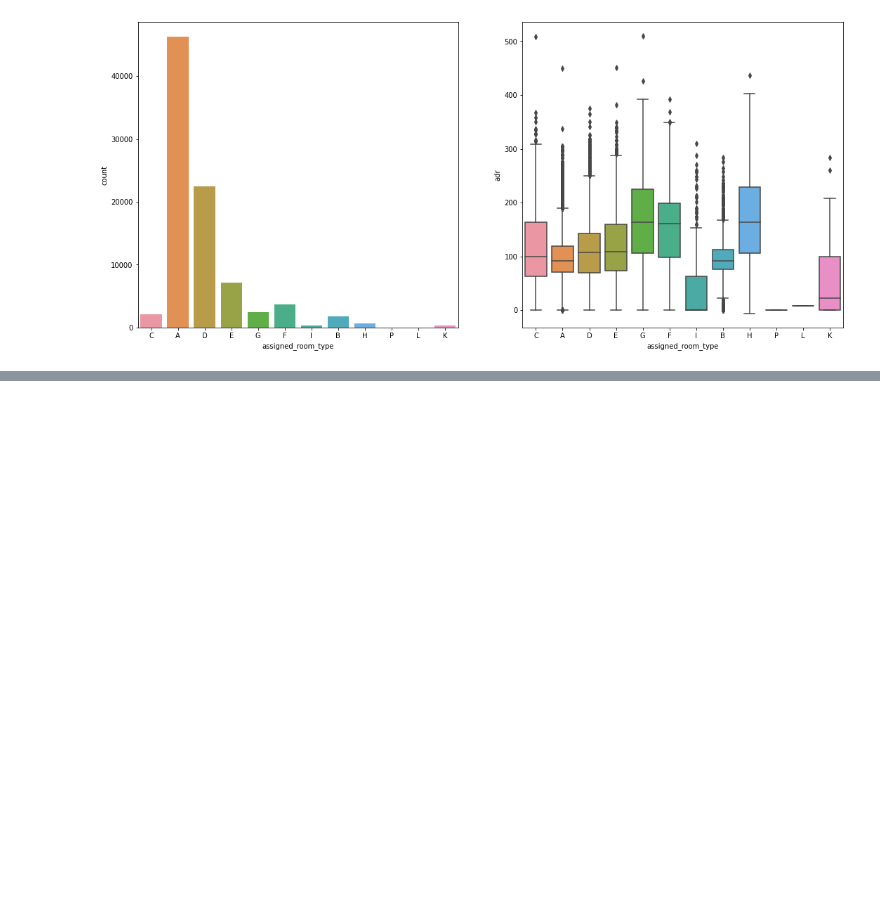
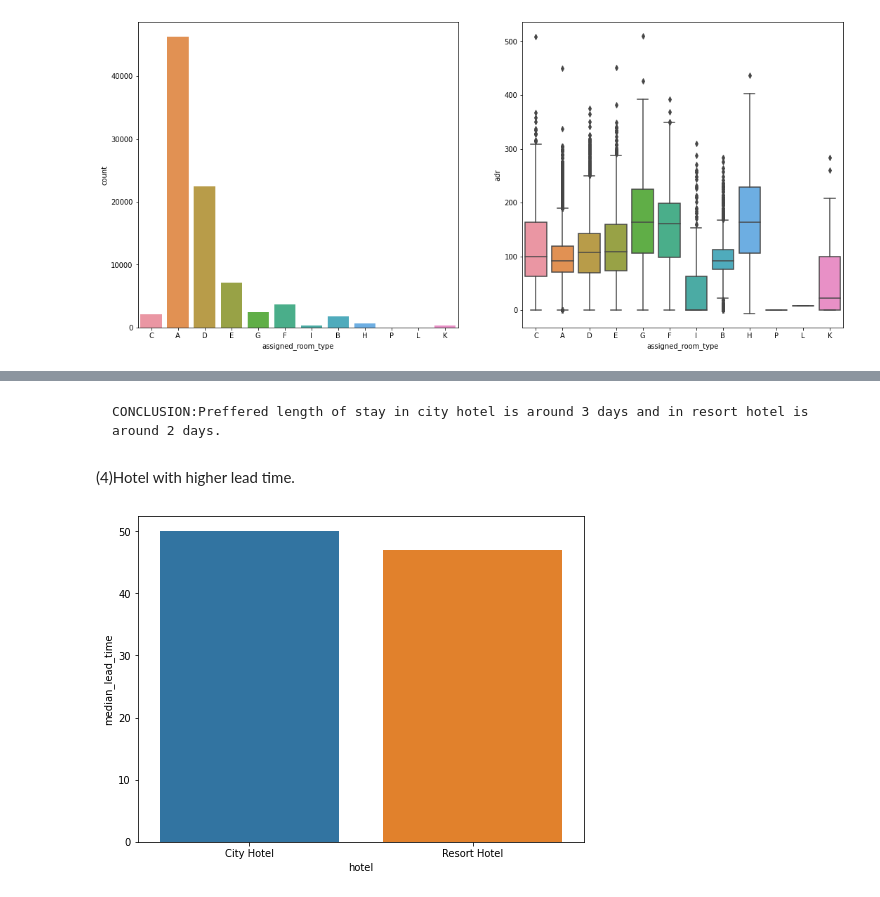
Before and after one commit to Adeve903/Ambuj-EDA-Hotel-booking, a Jupyter notebook: Hotel_Booking_Analysis_Capstone_Project.ipynb, the cells around one changed output, grey strips where cells are left out. Drawn from its saved outputs; the diff is of its cells as text; code cells hidden in the pictures; blank space fills up the shorter version.

```diff
--- a/Hotel_Booking_Analysis_Capstone_Project.ipynb
+++ b/Hotel_Booking_Analysis_Capstone_Project.ipynb
@@ -279,0 +321,11 @@ plt.show()
+# %% [markdown]
+    CONCLUSION:Preffered length of stay in city hotel is around 3 days and in resort hotel is around 2 days.
+# %% [markdown]
+(4)Hotel with higher lead time.
+# %%
+v3 = grouped_by_hotel['lead_time'].median().reset_index().rename(columns = {'lead_time':'median_lead_time'})
+plt.figure(figsize = (8,6))
+sbn.barplot(x = v3['hotel'], y = v3['median_lead_time'] )
+plt.show()
+# %% [output]
+[figure, added]
```
Also changed, not shown: parts of 44 cells of this notebook.
